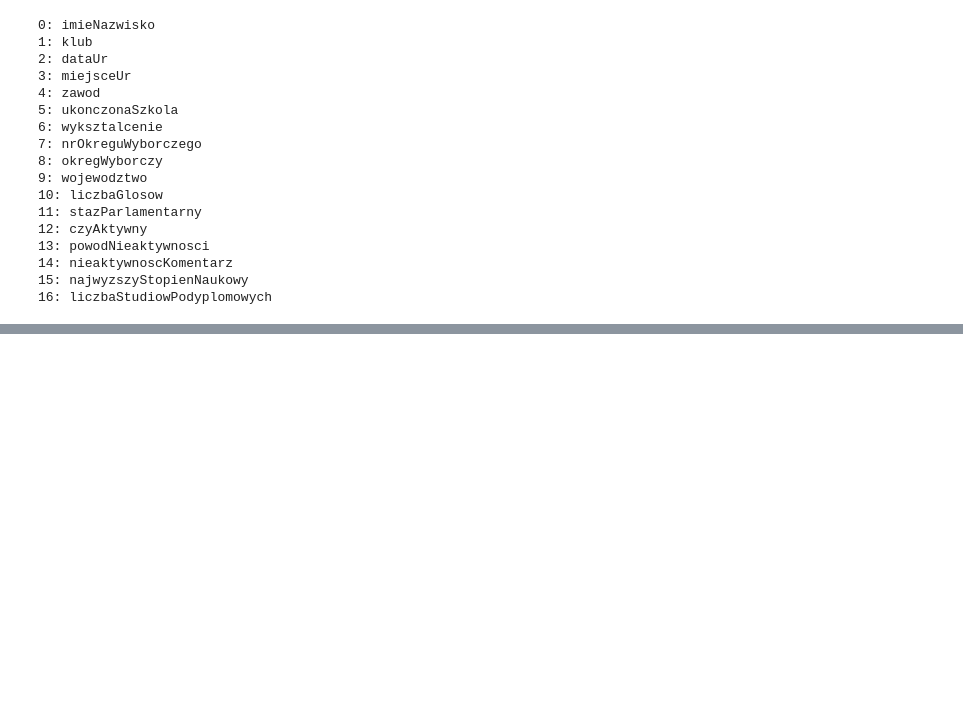
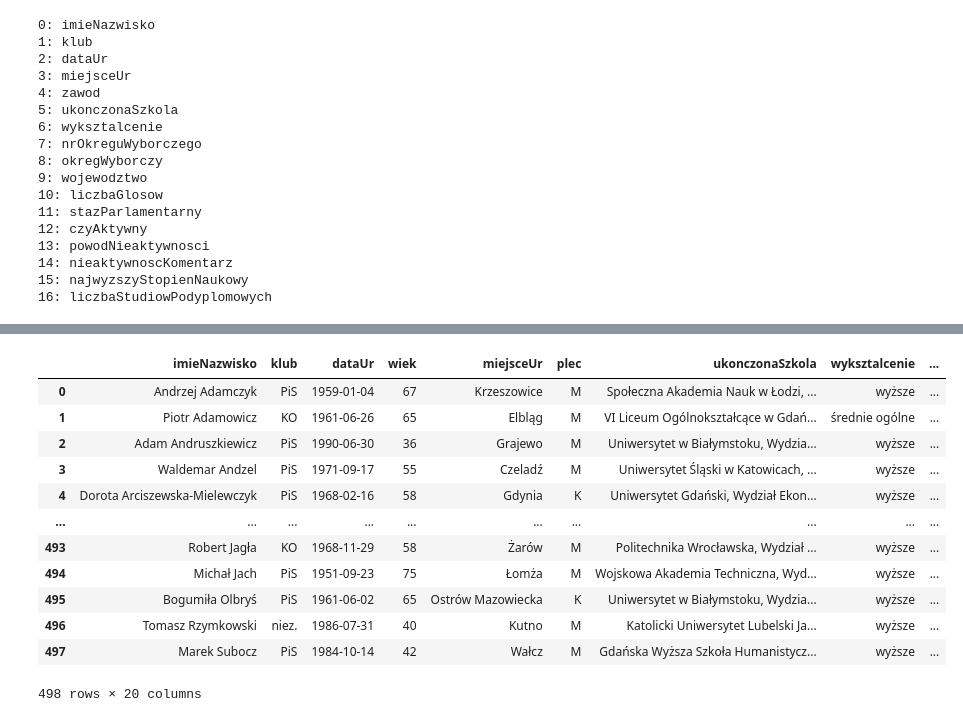
Before and after one commit to stawarzkrzysztof/textMiningLingwistykaSejmowa, a Jupyter notebook: 2dataPreprocessing/dataPreprocessing.ipynb, the cells around one changed output, grey strips where cells are left out. Cells and saved outputs as stored; diff of their text form; code cells hidden in the pictures; blank space fills up the shorter version.

```diff
--- a/2dataPreprocessing/dataPreprocessing.ipynb
+++ b/2dataPreprocessing/dataPreprocessing.ipynb
@@ -638,0 +735,4 @@ mpsClean.iloc[419, 4] = "politolog"
+# %%
+mpsClean["plec"] = plec
+# %%
+mpsClean["wiek"] = 2026 - pd.to_datetime(mpsClean["dataUr"]).dt.year
@@ -638,0 +749,26 @@ mpsClean.iloc[419, 4] = "politolog"
+# %%
+mpsClean = mpsClean.reindex(columns=[
+  "imieNazwisko",
+  "klub",
+  "dataUr",
+  "wiek",
+  "miejsceUr",
+  "plec",
+  "ukonczonaSzkola",
+  "wyksztalcenie",
+  "najwyzszyStopienNaukowy",
+  "liczbaStudiowPodyplomowych",
+  "zawod",
+  "nrOkreguWyborczego",
+  "okregWyborczy",
+  "wojewodztwo",
+  "liczbaGlosow",
+  "stazParlamentarny",
+  "ktoraKadencja",
+  "czyAktywny",
+  "powodNieaktywnosci",
+  "nieaktywnoscKomentarz"
+]).rename({
+  "wojewodztwo": "wojewodztwoOkreguWyborczego"
+  }, axis=1
+)
@@ -639,2 +790,18 @@ mpsClean.iloc[419, 4] = "politolog"
+# %%
+mpsClean
+# %% [output]
+|  | imieNazwisko | klub | dataUr | wiek | miejsceUr | plec | ukonczonaSzkola | wyksztalcenie | ... |
+| 0 | Andrzej Adamczyk | PiS | 1959-01-04 | 67 | Krzeszowice | M | Społeczna Akademia Nauk w Łodzi, ... | wyższe | ... |
+| 1 | Piotr Adamowicz | KO | 1961-06-26 | 65 | Elbląg | M | VI Liceum Ogólnokształcące w Gdań... | średnie ogólne | ... |
+| 2 | Adam Andruszkiewicz | PiS | 1990-06-30 | 36 | Grajewo | M | Uniwersytet w Białymstoku, Wydzia... | wyższe | ... |
+| 3 | Waldemar Andzel | PiS | 1971-09-17 | 55 | Czeladź | M | Uniwersytet Śląski w Katowicach, ... | wyższe | ... |
+| 4 | Dorota Arciszewska-Mielewczyk | PiS | 1968-02-16 | 58 | Gdynia | K | Uniwersytet Gdański, Wydział Ekon... | wyższe | ... |
+| ... | ... | ... | ... | ... | ... | ... | ... | ... | ... |
+| 493 | Robert Jagła | KO | 1968-11-29 | 58 | Żarów | M | Politechnika Wrocławska, Wydział ... | wyższe | ... |
+| 494 | Michał Jach | PiS | 1951-09-23 | 75 | Łomża | M | Wojskowa Akademia Techniczna, Wyd... | wyższe | ... |
+| 495 | Bogumiła Olbryś | PiS | 1961-06-02 | 65 | Ostrów Mazowiecka | K | Uniwersytet w Białymstoku, Wydzia... | wyższe | ... |
+| 496 | Tomasz Rzymkowski | niez. | 1986-07-31 | 40 | Kutno | M | Katolicki Uniwersytet Lubelski Ja... | wyższe | ... |
+| 497 | Marek Subocz | PiS | 1984-10-14 | 42 | Wałcz | M | Gdańska Wyższa Szkoła Humanistycz... | wyższe | ... |
+498 rows × 20 columns
 # %%
 mpsClean.to_csv("/Users/krzysztofstawarz/GithubRepositories/textMiningLingwistykaSejmowa/2dataPreprocessing/dataPreprocessed/mp.csv", index=True, header=True, index_label="id")
```
Also changed, not shown: parts of 5 cells of this notebook, 4 other files.
